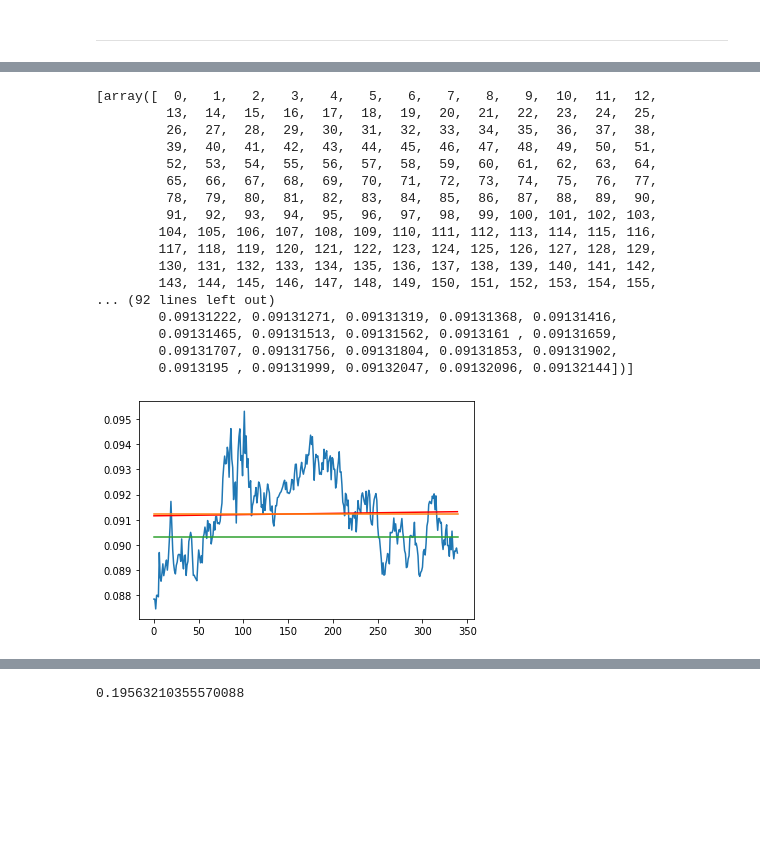
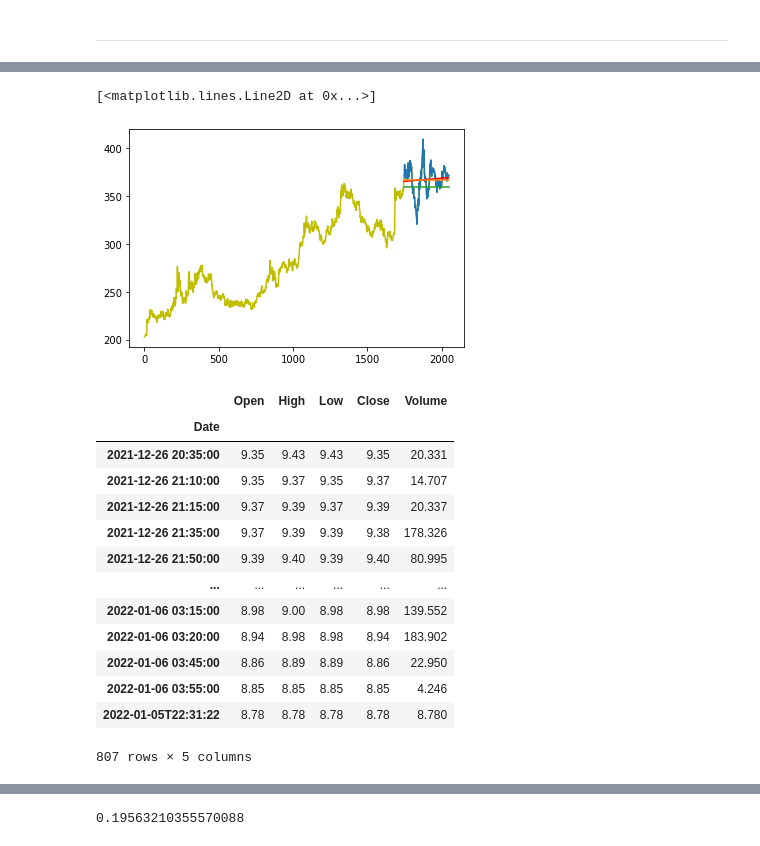
Before and after one commit to julia-claira/crypto, a Jupyter notebook: humble_bot.ipynb, the cells around one changed output, grey strips where cells are left out. Cells and saved outputs as stored; diff of their text form; code cells hidden in the pictures; blank space fills up the shorter version.

```diff
--- a/humble_bot.ipynb
+++ b/humble_bot.ipynb
@@ -115,9 +115,9 @@ def find_starting_point(df):
         #conditions have been met so return
         print (f'start point: {start_point}')
         print (f'check percent: {check_percent}')
-        return df.iloc[start_point:]
+        return start_point
     else:
         print('the conditions have not been met so leave currency out this time')
-        return df
+        return -1
 # %%
 #outputs graph
@@ -198,7 +198,15 @@ def coinbase_historical(crypto):
 # %%
 #run this for a single selected currency
 #I would like to have this show 10 days + worth but show this line as where it starts the mean
-df=coinbase_historical('ASM-USDT')
-df=find_starting_point(df)
-output_graph(df)
+df=coinbase_historical('ALCX-USDT')
+start_point=find_starting_point(df)
+x1,y1,x2,y2,a,b,regress_values=output_graph(df,start_point)
+
+
+adjust=.99*.99
+plt.plot(x1,y1,'-y')
+plt.plot(x2,y2)
+plt.plot(x2,regress_values,'-r')
+plt.plot(a,[b,b])
+plt.plot(a,[b*adjust,b*adjust])
 # %% [output]
@@ -222,21 +220,22 @@ Name: Close, dtype: float64
-[array([  0,   1,   2,   3,   4,   5,   6,   7,   8,   9,  10,  11,  12,
-         13,  14,  15,  16,  17,  18,  19,  20,  21,  22,  23,  24,  25,
-         26,  27,  28,  29,  30,  31,  32,  33,  34,  35,  36,  37,  38,
-         39,  40,  41,  42,  43,  44,  45,  46,  47,  48,  49,  50,  51,
-         52,  53,  54,  55,  56,  57,  58,  59,  60,  61,  62,  63,  64,
-         65,  66,  67,  68,  69,  70,  71,  72,  73,  74,  75,  76,  77,
-         78,  79,  80,  81,  82,  83,  84,  85,  86,  87,  88,  89,  90,
-         91,  92,  93,  94,  95,  96,  97,  98,  99, 100, 101, 102, 103,
-        104, 105, 106, 107, 108, 109, 110, 111, 112, 113, 114, 115, 116,
-        117, 118, 119, 120, 121, 122, 123, 124, 125, 126, 127, 128, 129,
-        130, 131, 132, 133, 134, 135, 136, 137, 138, 139, 140, 141, 142,
-        143, 144, 145, 146, 147, 148, 149, 150, 151, 152, 153, 154, 155,
-... (92 lines left out)
-        0.09131222, 0.09131271, 0.09131319, 0.09131368, 0.09131416,
-        0.09131465, 0.09131513, 0.09131562, 0.0913161 , 0.09131659,
-        0.09131707, 0.09131756, 0.09131804, 0.09131853, 0.09131902,
-        0.0913195 , 0.09131999, 0.09132047, 0.09132096, 0.09132144])]
+[<matplotlib.lines.Line2D at 0x...>]
-[figure, old version]
+[figure, new version]
+# %%
+df
+# %% [output]
+|  | Open | High | Low | Close | Volume |
+| Date |  |  |  |  |  |
+| 2021-12-26 20:35:00 | 9.35 | 9.43 | 9.43 | 9.35 | 20.331 |
+| 2021-12-26 21:10:00 | 9.35 | 9.37 | 9.35 | 9.37 | 14.707 |
+| 2021-12-26 21:15:00 | 9.37 | 9.39 | 9.37 | 9.39 | 20.337 |
+| 2021-12-26 21:35:00 | 9.37 | 9.39 | 9.39 | 9.38 | 178.326 |
+| 2021-12-26 21:50:00 | 9.39 | 9.40 | 9.39 | 9.40 | 80.995 |
+| ... | ... | ... | ... | ... | ... |
+| 2022-01-06 03:15:00 | 8.98 | 9.00 | 8.98 | 8.98 | 139.552 |
+| 2022-01-06 03:20:00 | 8.94 | 8.98 | 8.98 | 8.94 | 183.902 |
+| 2022-01-06 03:45:00 | 8.86 | 8.89 | 8.89 | 8.86 | 22.950 |
+| 2022-01-06 03:55:00 | 8.85 | 8.85 | 8.85 | 8.85 | 4.246 |
+| 2022-01-05T22:31:22 | 8.78 | 8.78 | 8.78 | 8.78 | 8.780 |
+807 rows × 5 columns
 # %%
 ticker=float(ticker_update('TRU').json()['price'])
 print(ticker)
```
Also changed, not shown: parts of 6 cells of this notebook.
